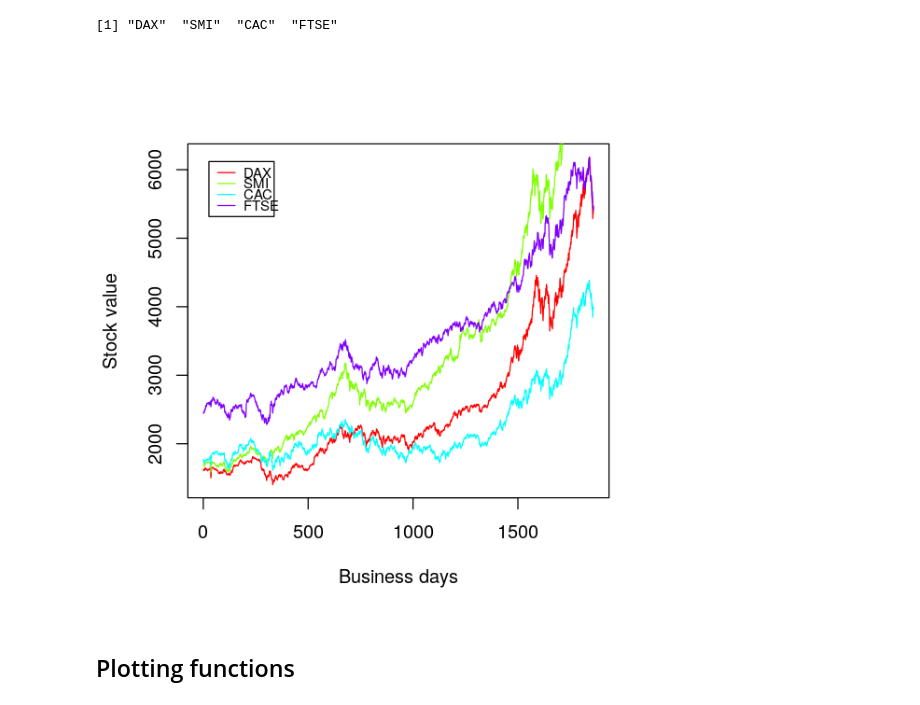
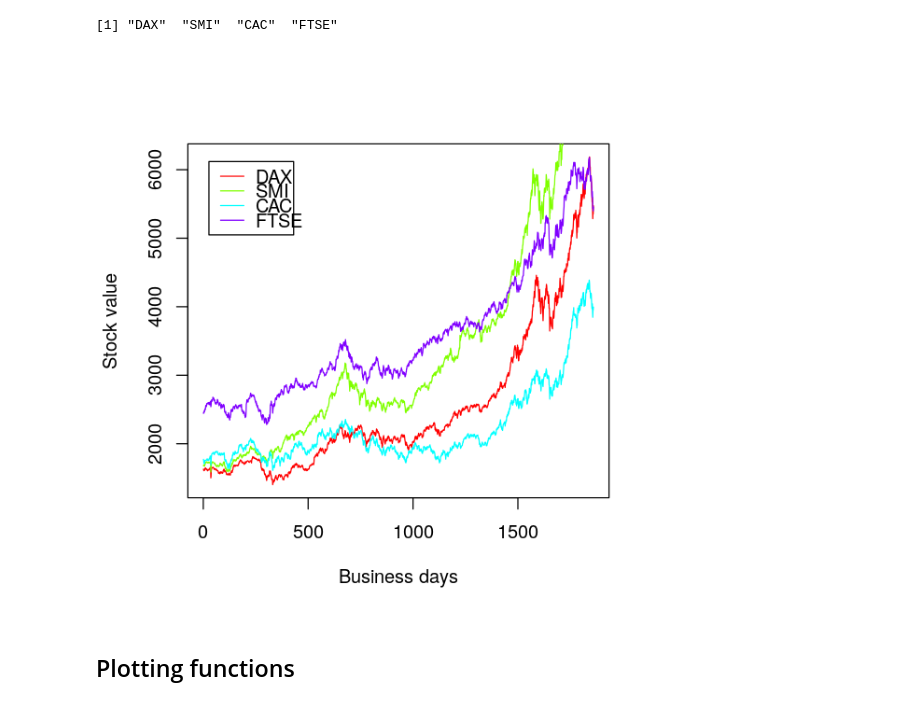
Before and after one commit to mkozturk/CMPE140, a Jupyter notebook: Lectures/Lecture 9 - Data import & plotting.ipynb, the cells around one changed output. Cells and saved outputs as stored; diff of their text form; code cells hidden in the pictures.

```diff
--- a/Lectures/Lecture 9 - Data import & plotting.ipynb
+++ b/Lectures/Lecture 9 - Data import & plotting.ipynb
@@ -629,13 +644,13 @@ names(eustock)
 # %%
 plot(eustock$"DAX", type="l", col="red", xlab="Business days", ylab="Stock value")
 nstocks <- length(names(eustock))
 colors <- rainbow(nstocks)
 for(i in 2:nstocks ){
-    lines(eustock[[i]], type="l", col=colors[i])
+    lines(eustock[[i]], col=colors[i])
     }
-legend("topleft", names(eustock), col=colors, lty=rep(1,nstocks), inset=0.05, cex=0.75)
+legend("topleft", names(eustock), col=colors, lty=rep(1,nstocks), inset=0.05)
 # %% [output]
-[figure, old version]
+[figure, new version]
 # %% [markdown]
 Plotting functions
 -----
```
Also changed, not shown: parts of 12 cells of this notebook, 2 other files.
